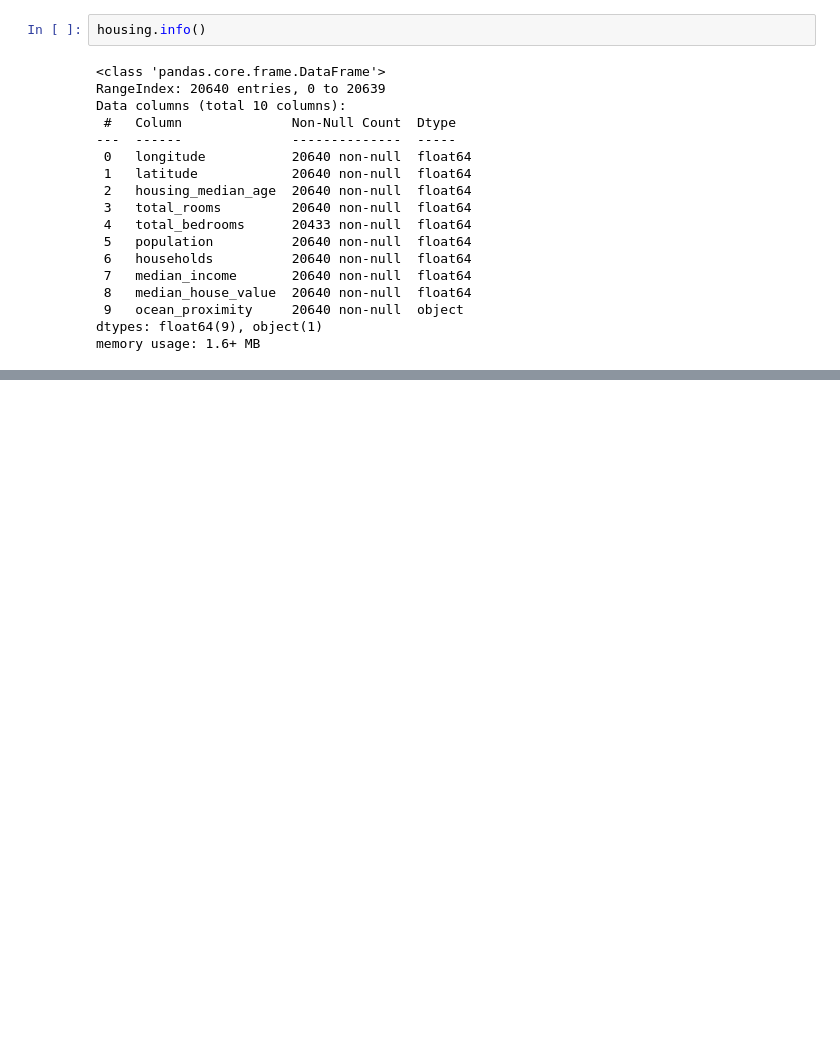
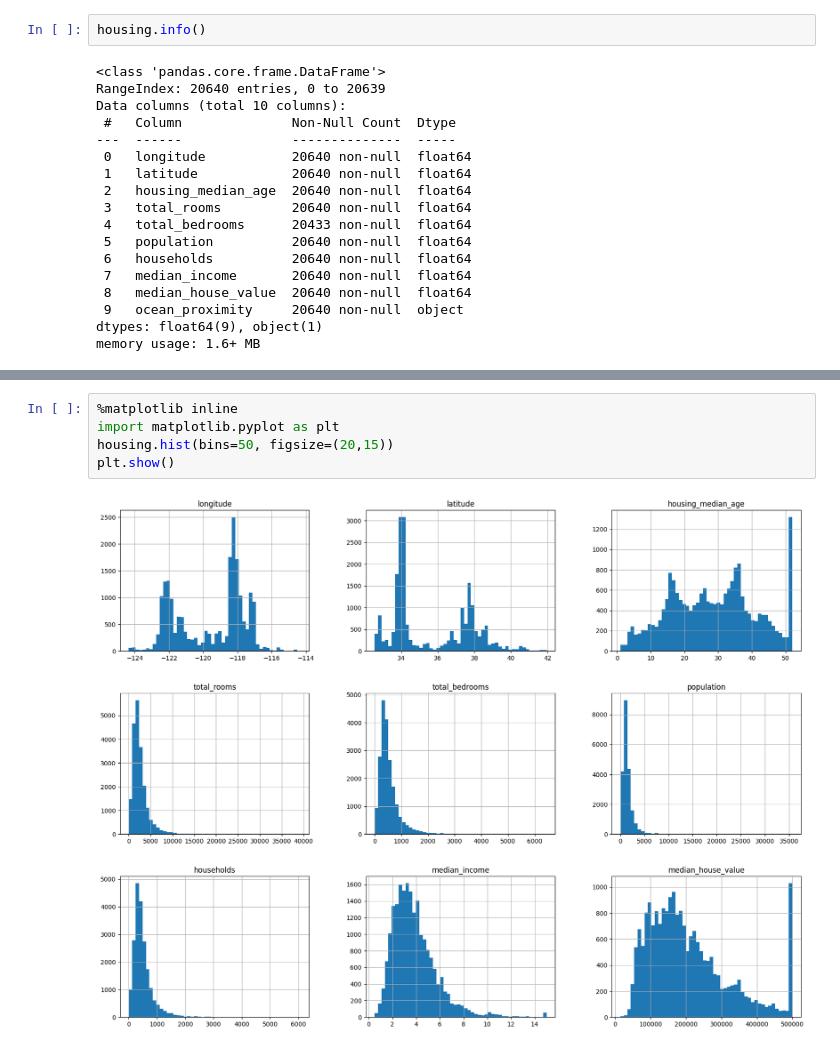
Before and after one commit to jgwillard/real_estate, a Jupyter notebook: main.ipynb, the cells around one changed output, grey strips where cells are left out. Saved outputs shown, nothing was run; the diff lists cells and outputs as text; blank space fills up the shorter version.

```diff
--- a/main.ipynb
+++ b/main.ipynb
@@ -53,0 +76,7 @@ memory usage: 1.6+ MB
+# %%
+%matplotlib inline
+import matplotlib.pyplot as plt
+housing.hist(bins=50, figsize=(20,15))
+plt.show()
+# %% [output]
+[figure, added]
```
Also changed, not shown: parts of 2 cells of this notebook.
